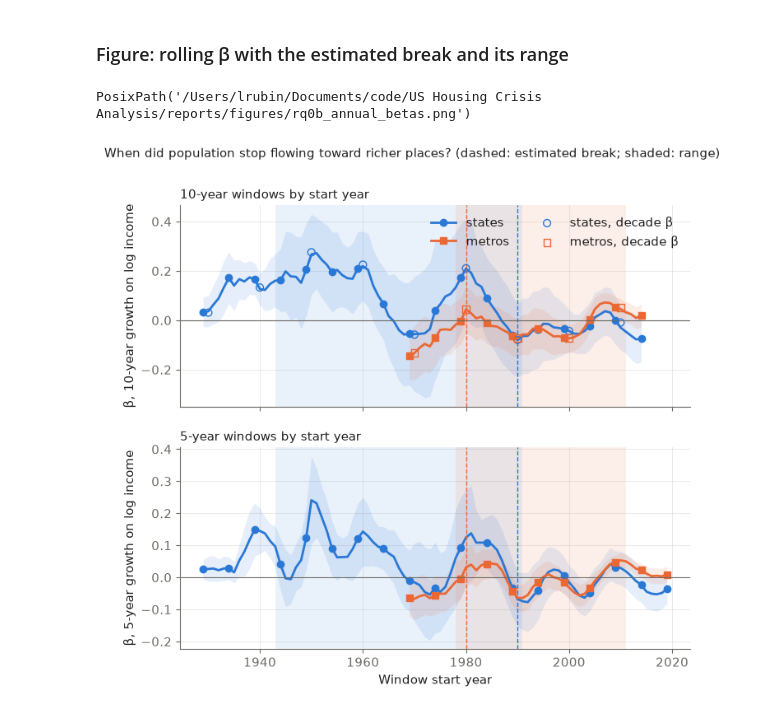
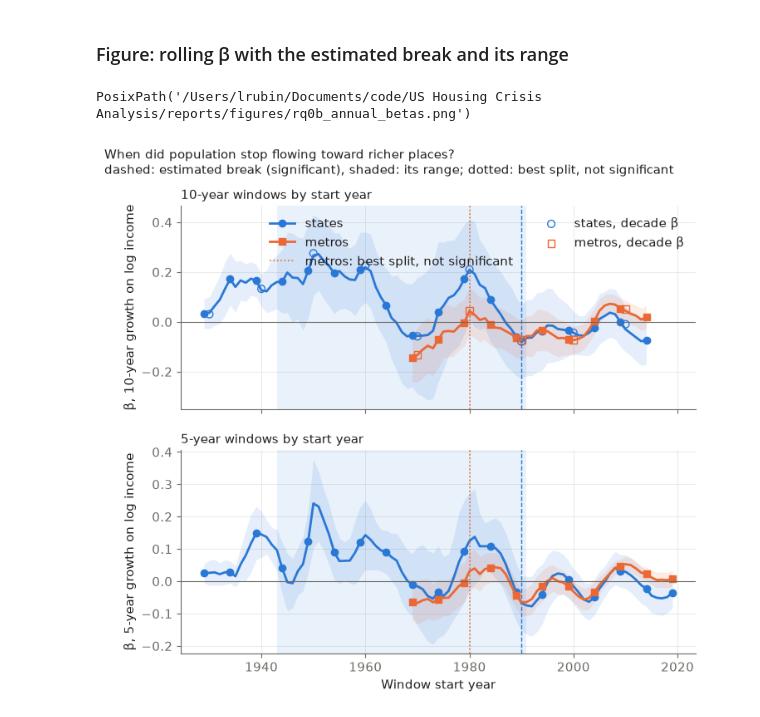
Before and after one commit to dime35/us-housing-crisis-analysis, a Jupyter notebook: notebooks/1.1-lr-us-structural-break.ipynb, the cells around one changed output. Cells and saved outputs as stored; diff of their text form; code cells hidden in the pictures.

```diff
--- a/notebooks/1.1-lr-us-structural-break.ipynb
+++ b/notebooks/1.1-lr-us-structural-break.ipynb
@@ -265,30 +265,35 @@ states, without energy states (hand list): bootstrap shares {1970: 0.516, 1990:
 # %%
 main = annual_tests[(annual_tests.spec == "main") & (annual_tests.trim == 0.15)].set_index("version")
 fig, axes = plt.subplots(2, 1, figsize=(8, 7), sharex=True)
 for ax, h in zip(axes, (10, 5)):
     for i, name in enumerate(("states", "metros")):
         b, color = rolling[(name, h)], SERIES_COLORS[i]
         ax.plot(b.start, b.beta, color=color, marker=SERIES_MARKERS[i], markevery=5, label=name)
         ax.fill_between(b.start, b.beta - 1.96 * b.se, b.beta + 1.96 * b.se, color=color, alpha=0.12, lw=0)
         m = main.loc[name]
-        lo, hi = (m.range_low, m.range_high) if m.reported_range == "bootstrap" else (m.bai_low, m.bai_high)
-        ax.axvspan(lo, hi + 1, color=color, alpha=0.10, lw=0)
-        ax.axvline(m.break_year, color=color, ls="--", lw=1)
+        if m.sup_wald > m.sup_wald_cv5:  # a detected break: estimated year (dashed) and its range (shaded)
+            lo, hi = (m.range_low, m.range_high) if m.reported_range == "bootstrap" else (m.bai_low, m.bai_high)
+            ax.axvspan(lo, hi + 1, color=color, alpha=0.10, lw=0)
+            ax.axvline(m.break_year, color=color, ls="--", lw=1)
+        else:  # no break detected: show only the best-fitting split, dotted, with no range
+            ax.axvline(m.break_year, color=color, ls=":", lw=1.2,
+                       label=f"{name}: best split, not significant" if ax is axes[0] else None)
     ax.axhline(0, color=MUTED, lw=0.8)
     ax.set(ylabel=f"β, {h}-year growth on log income")
     ax.set_title(f"{h}-year windows by start year", loc="left", fontsize=11)
 for i, (name, b) in enumerate(betas.items()):  # decade β from Plan 1, ten-year panel only
     b = b[b.decade >= starts[name]]
     axes[0].scatter(b.decade, b.beta, edgecolors=SERIES_COLORS[i], marker=SERIES_MARKERS[i], s=40,
                     facecolors="none", zorder=3, label=f"{name}, decade β")
 axes[0].legend(ncols=2)
 axes[1].set(xlabel="Window start year")
-fig.suptitle("When did population stop flowing toward richer places? (dashed: estimated break; shaded: range)",
+fig.suptitle("When did population stop flowing toward richer places?\n"
+             "dashed: estimated break (significant), shaded: its range; dotted: best split, not significant",
              x=0.01, ha="left", fontsize=11)
 save_figure(fig, "rq0b_annual_betas")
 # %% [output]
 PosixPath('/Users/lrubin/Documents/code/US Housing Crisis Analysis/reports/figures/rq0b_annual_betas.png')
-[figure, old version]
+[figure, new version]
 # %% [markdown]
 **Annual finding (run 2026-10-14):** **The state data show a clear break, but annual data can't pin down the year: the best fit is either about 1970 or about 1990.** Which one wins depends on the specification. With all states and raw income it is 1990. Without the energy states, or with income standardized within year (energy states included), it is 1970. The metro data, and the state data from 1969 on, find no clear single break, but those samples can't test a break before 1977 (1971 with 5% trimming).
 
```
Also changed, not shown: parts of 2 cells of this notebook, 3 other files.
